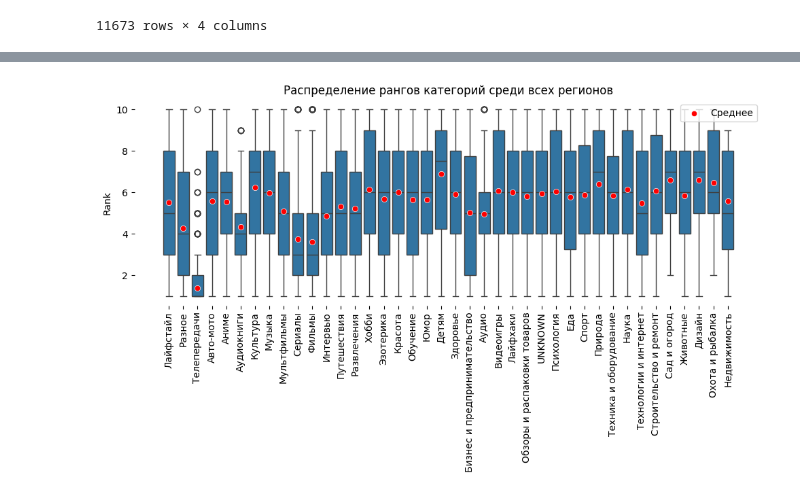
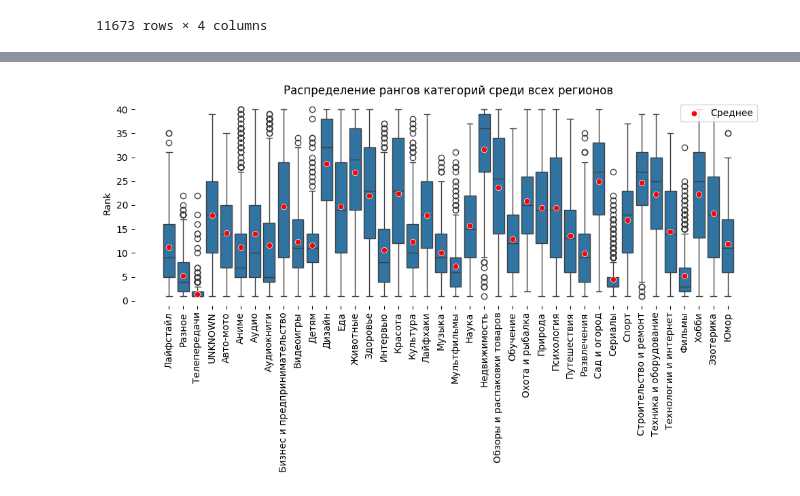
Before and after one commit to maxlyara1/users_cold_start_hackathon, a Jupyter notebook: research.ipynb, the cells around one changed output, grey strips where cells are left out. Cells and saved outputs as stored; diff of their text form; code cells hidden in the pictures.

```diff
--- a/research.ipynb
+++ b/research.ipynb
@@ -10,5 +13,5 @@ import numpy as np
 # %%
-df_logs_5 = pd.read_parquet('logs_df_2024-08-05.parquet', engine='pyarrow')
+df_logs_5 = pd.read_parquet('data/logs_df_2024-08-05.parquet', engine='pyarrow')
 df_logs_5.head(3)
 # %% [output]
 |  | event_timestamp | user_id | region | city | video_id | watchtime |
@@ -125,3 +185,34 @@ df_top10.sort_values(by=['region', 'rank'])
 | 24180 | ffeaff41-f62a-4ba1-8d3c-37b558e22bf5 | Лайфстайл | 0.000000 | 7.0 |
 | 24184 | ffeaff41-f62a-4ba1-8d3c-37b558e22bf5 | Сериалы | 0.000000 | 8.0 |
 11673 rows × 4 columns
+# %%
+# Шаг 3. Определяем регион с наибольшим количеством просмотров
+region_max_views = filtered_hourly_region_views['region'].value_counts().idxmax()
+
+# Шаг 4. Фильтруем данные только для этого региона
+df_region = df_logs_5[df_logs_5['region'] == region_max_views]
+
+# Шаг 5. Объединение данных по video_id (из df_video добавляем информацию о категориях)
+df_merged = pd.merge(df_region[['video_id', 'region', 'rounded_hour', 'watchtime']],
+                     df_video[['video_id', 'category_id']],
+                     on='video_id',
+                     how='inner')
+
+# Шаг 6. Вычисление среднего watchtime для каждой категории по каждому часу
+df_avg_watchtime = (df_merged.groupby(['rounded_hour', 'category_id'], as_index=False)
+                             .agg(avg_watchtime=('watchtime', 'mean')))
+
+# Шаг 7. Определение топ-10 категорий по каждому часу
+df_avg_watchtime['rank'] = df_avg_watchtime.groupby('rounded_hour')['avg_watchtime'].rank(method='first', ascending=False)
+
+# Фильтруем только топ-10 по каждому часу
+df_top10 = df_avg_watchtime[df_avg_watchtime['rank'] <= 10]
+
+# Шаг 8. Построение сводной таблицы, где строки — это ранги, а колонки — это время (час)
+pivot_table = df_top10.pivot_table(index='rank',
+                                   columns='rounded_hour',
+                                   values='category_id',
+                                   aggfunc='first')
+
+# Вывод результатов
+pivot_table.sort_index()
@@ -128,26 +233,24 @@ df_top10.sort_values(by=['region', 'rank'])
 # %%
-import matplotlib.pyplot as plt
-import seaborn as sns
 
 # Шаг 1: Найдём средний ранг для каждой категории
 df_avg_rank = df_avg_watchtime.groupby('category_id').agg(avg_rank=('rank', 'mean')).reset_index()
 
 # Шаг 2: Создание боксплота для рангов категорий по регионам
 plt.figure(figsize=(10, 6))
-sns.boxplot(data=df_top10, x='category_id', y='rank')
+sns.boxplot(data=df_avg_watchtime, x='category_id', y='rank')
 
 # Отметим средний ранг каждой категории на боксплоте
 sns.scatterplot(data=df_avg_rank, x='category_id', y='avg_rank', color='red', label='Среднее', zorder=5)
 
 plt.title('Распределение рангов категорий среди всех регионов')
 plt.xlabel('')
 plt.ylabel('Rank')
 plt.xticks(rotation=90)
 sns.despine(top=True, right=True, bottom = True, left= True)
 
 plt.legend(loc='upper right')
 
 plt.tight_layout()
 plt.show()
 # %% [output]
-[figure, old version]
+[figure, new version]
```
Also changed, not shown: parts of 11 cells of this notebook, 5 other files.
